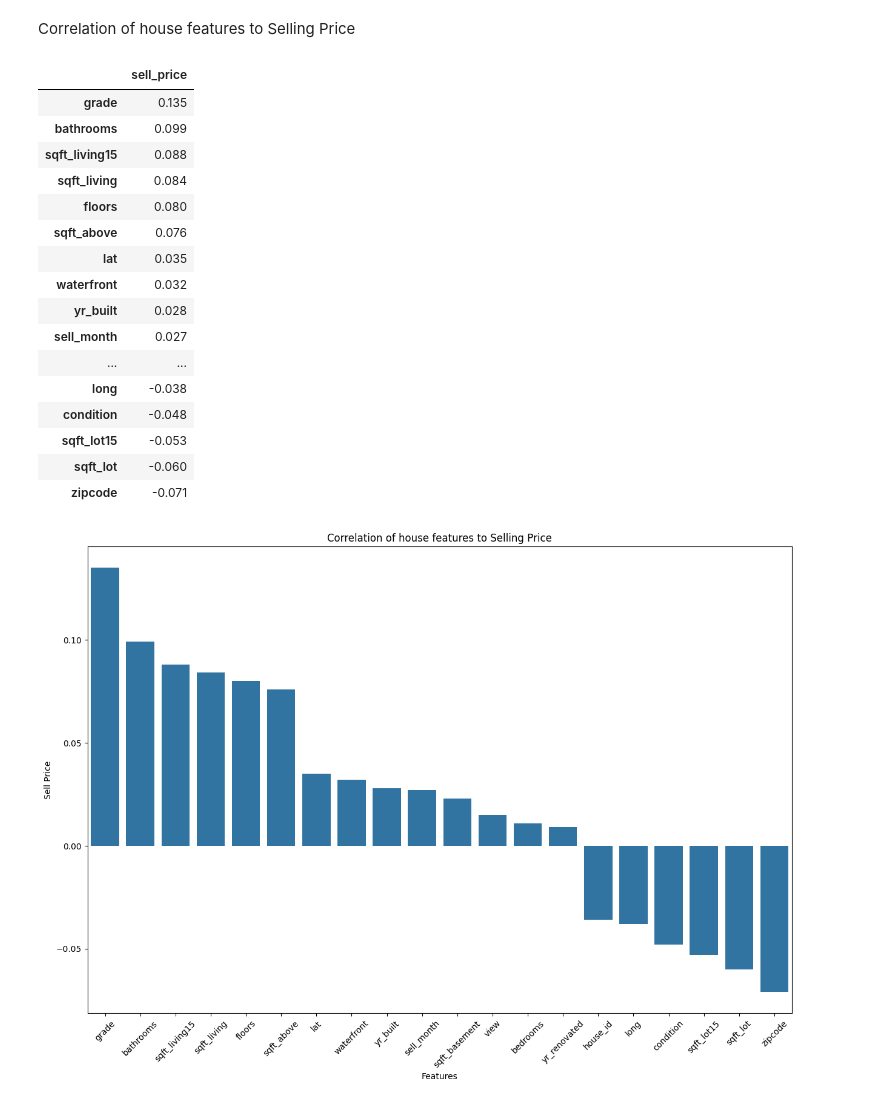
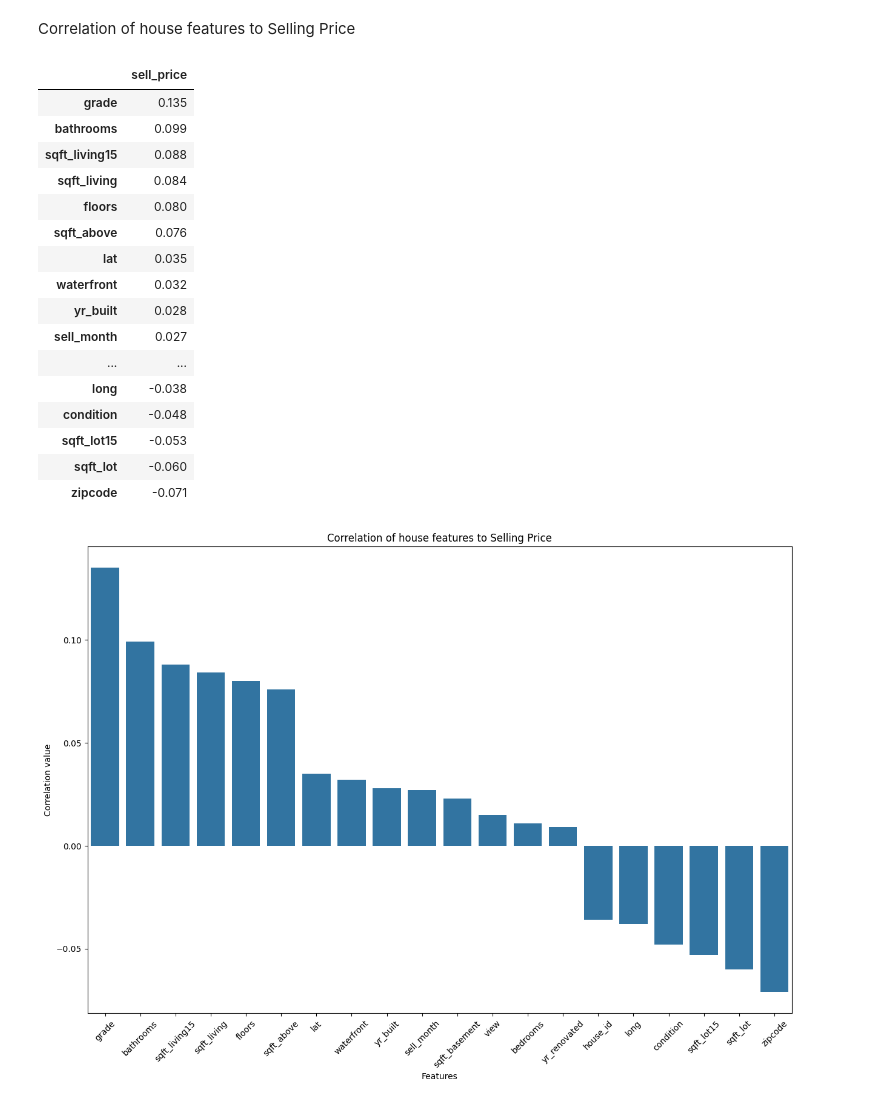
Before and after one commit to jale2025/ds-eda-project-template, a Jupyter notebook: result.ipynb, the cells around one changed output. Cells and saved outputs as stored; diff of their text form; code cells hidden in the pictures.

```diff
--- a/result.ipynb
+++ b/result.ipynb
@@ -155,7 +155,11 @@ df_zipcode_filtered['sell_month_name'] = df_zipcode_filtered.sell_month.map(
 ).astype(str)
 
 # Create new column as concat of Month name and year to avoid adding may data for two years
-df_zipcode_filtered['sell_year_month'] = df_zipcode_filtered['sell_year'] + '-' + df_zipcode_filtered['sell_month_name']
+df_zipcode_filtered['sell_year_month'] = (
+    df_zipcode_filtered['sell_year'].astype(str) +
+    '-' +
+    df_zipcode_filtered['sell_month'].astype(str).str.zfill(2) # zfill(2) macht aus '5' -> '05'
+)
 # %% [markdown]
 Sort Dataframe for Selling Prices ascending to determine 40% to 60% price range of all central houses
 # %%
@@ -194,30 +198,30 @@ Correlation of house features to Selling Price
 # %%
 fig, ax = plt.subplots(figsize=(15, 10))
 single_corr_df = df_40_to_60.corr(numeric_only=True)[['sell_price']].sort_values(by='sell_price', ascending=False)
 single_corr_df = single_corr_df.drop("sell_price")
 single_corr_df["sell_price"] = single_corr_df["sell_price"].round(3)
 ax.set_title("Correlation of house features to Selling Price")
 ax.set_xlabel("Features")
-ax.set_ylabel("Sell Price")
+ax.set_ylabel("Correlation value")
 sns.barplot(x=single_corr_df.index, y=single_corr_df["sell_price"])
 plt.xticks(rotation=45)
 single_corr_df
 # %% [output]
 |  | sell_price |
 | grade | 0.135 |
 | bathrooms | 0.099 |
 | sqft_living15 | 0.088 |
 | sqft_living | 0.084 |
 | floors | 0.080 |
 | sqft_above | 0.076 |
 | lat | 0.035 |
 | waterfront | 0.032 |
 | yr_built | 0.028 |
 | sell_month | 0.027 |
 | ... | ... |
 | long | -0.038 |
 | condition | -0.048 |
 | sqft_lot15 | -0.053 |
 | sqft_lot | -0.060 |
 | zipcode | -0.071 |
-[figure, old version]
+[figure, new version]
```
Also changed, not shown: parts of 4 cells of this notebook, 1 other file.
